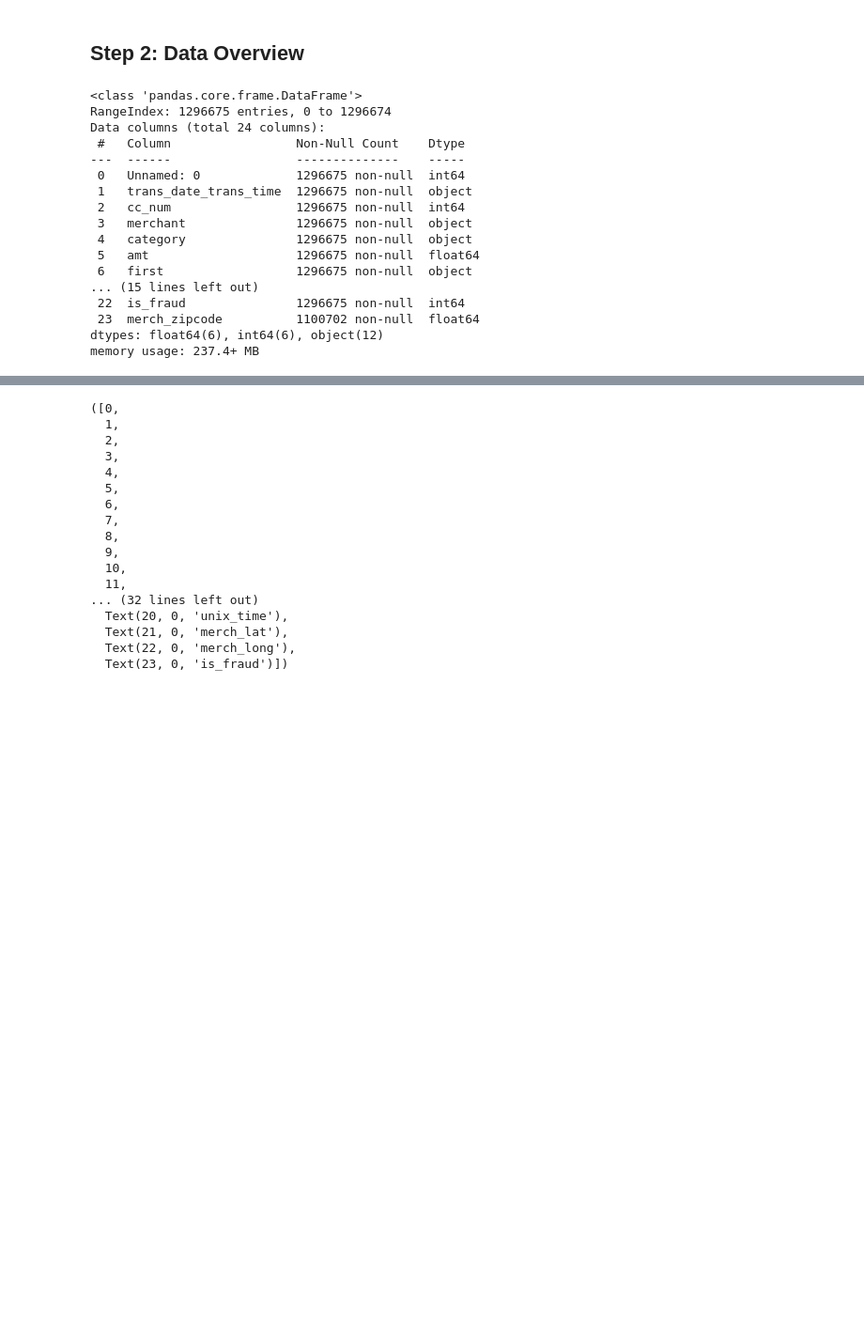
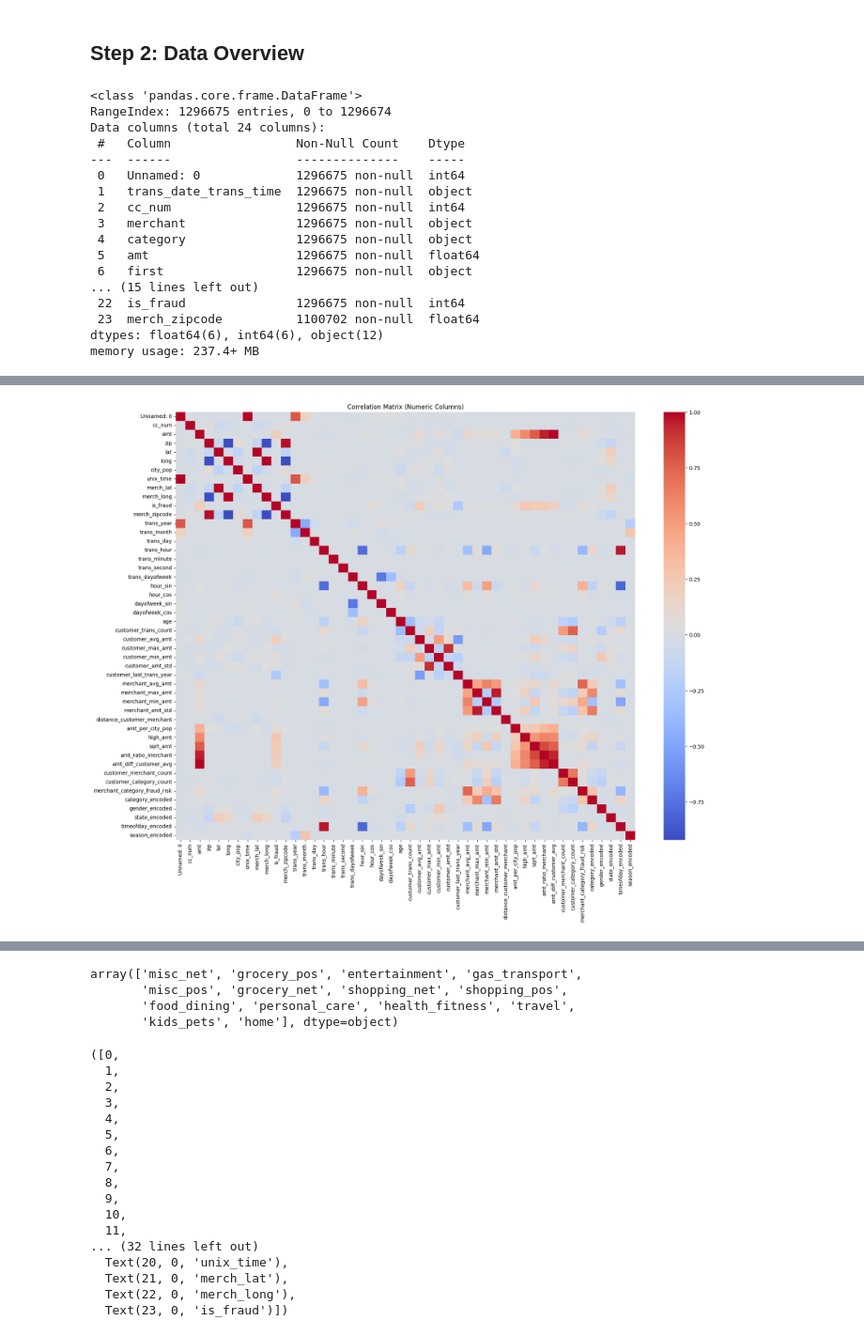
Before and after one commit to Devesh061102/Credit-Card-Fraud-Detection-Using-GNN, a Jupyter notebook: research/02_data_analysis.ipynb, the cells around one changed output, grey strips where cells are left out. Shown: that part at 94% size. Saved outputs shown, nothing was run; the diff lists cells and outputs as text; code cells hidden in the pictures; blank space fills up the shorter version.

```diff
--- a/research/02_data_analysis.ipynb
+++ b/research/02_data_analysis.ipynb
@@ -106,7 +86,7 @@ Additionally, preprocessing tabular data can also help to improve the performanc
 # %%
 os.chdir("../")
 # Load the tabular dataset
-df = pd.read_csv("artifacts\data_ingestion\credit_card_transactions.csv")
+df = pd.read_csv("artifacts/data_ingestion/credit_card_transactions.csv")
 # %%
 df
 # %% [output]
@@ -147,0 +227,63 @@ memory usage: 237.4+ MB
+# %%
+import pandas as pd
+import seaborn as sns
+import matplotlib.pyplot as plt
+
+def create_numeric_correlation_matrix(df, target_column='is_fraud', top_n=15):
+    """
+    Creates a correlation matrix for numeric columns and displays the top N correlated features.
+
+    Args:
+        df (pd.DataFrame): The DataFrame containing features and target.
+        target_column (str): The name of the target column.
+        top_n (int): The number of top correlated features to display.
+    """
+
+    # Select only numeric columns
+    numeric_df = df.select_dtypes(include=['number'])
+
+    # Calculate correlation matrix
+    correlation_matrix = numeric_df.corr()
+
+    # Display correlation matrix (optional)
+    plt.figure(figsize=(20, 15))
+    sns.heatmap(correlation_matrix, annot=False, cmap='coolwarm')
+    plt.title("Correlation Matrix (Numeric Columns)")
+    plt.show()
+
+    # Get correlations with the target column
+    target_correlations = correlation_matrix[target_column].sort_values(ascending=False)
+
+    # Display top N correlated features
+    print(f"Top {top_n} numeric features correlated with {target_column}:")
+    print(target_correlations.head(top_n))
+
+    # Return top correlated columns (excluding target)
+    top_correlated_columns = target_correlations.head(top_n + 1).index.tolist()
+    if target_column in top_correlated_columns:
+        top_correlated_columns.remove(target_column)
+
+    return top_correlated_columns
+
+def select_top_numeric_features(df, top_features):
+    """
+    Selects the top correlated numeric features from the DataFrame.
+
+    Args:
+        df (pd.DataFrame): The DataFrame.
+        top_features (list): List of top correlated feature names.
+
+    Returns:
+        pd.DataFrame: DataFrame containing only the top numeric features and the target.
+    """
+
+    target_column = 'is_fraud'
+    selected_df = df[top_features + [target_column]]
+    return selected_df
+
+# Example usage (assuming you have a DataFrame named 'df' and 'is_fraud' as your target)
+top_numeric_features = create_numeric_correlation_matrix(df)
+df_selected_numeric = select_top_numeric_features(df, top_numeric_features)
+print(df_selected_numeric.head())
+# %% [output]
+[figure, added]
@@ -148,3 +307,10 @@ memory usage: 237.4+ MB
+# %%
+df["category"].unique()
+# %% [output]
+array(['misc_net', 'grocery_pos', 'entertainment', 'gas_transport',
+       'misc_pos', 'grocery_net', 'shopping_net', 'shopping_pos',
+       'food_dining', 'personal_care', 'health_fitness', 'travel',
+       'kids_pets', 'home'], dtype=object)
 # %%
 # Percentage of missing values
 percent_missing=(df.isnull().sum()*100/df.shape[0]).sort_values(ascending=True)
```
Also changed, not shown: parts of 4 cells of this notebook, 6 other files.
